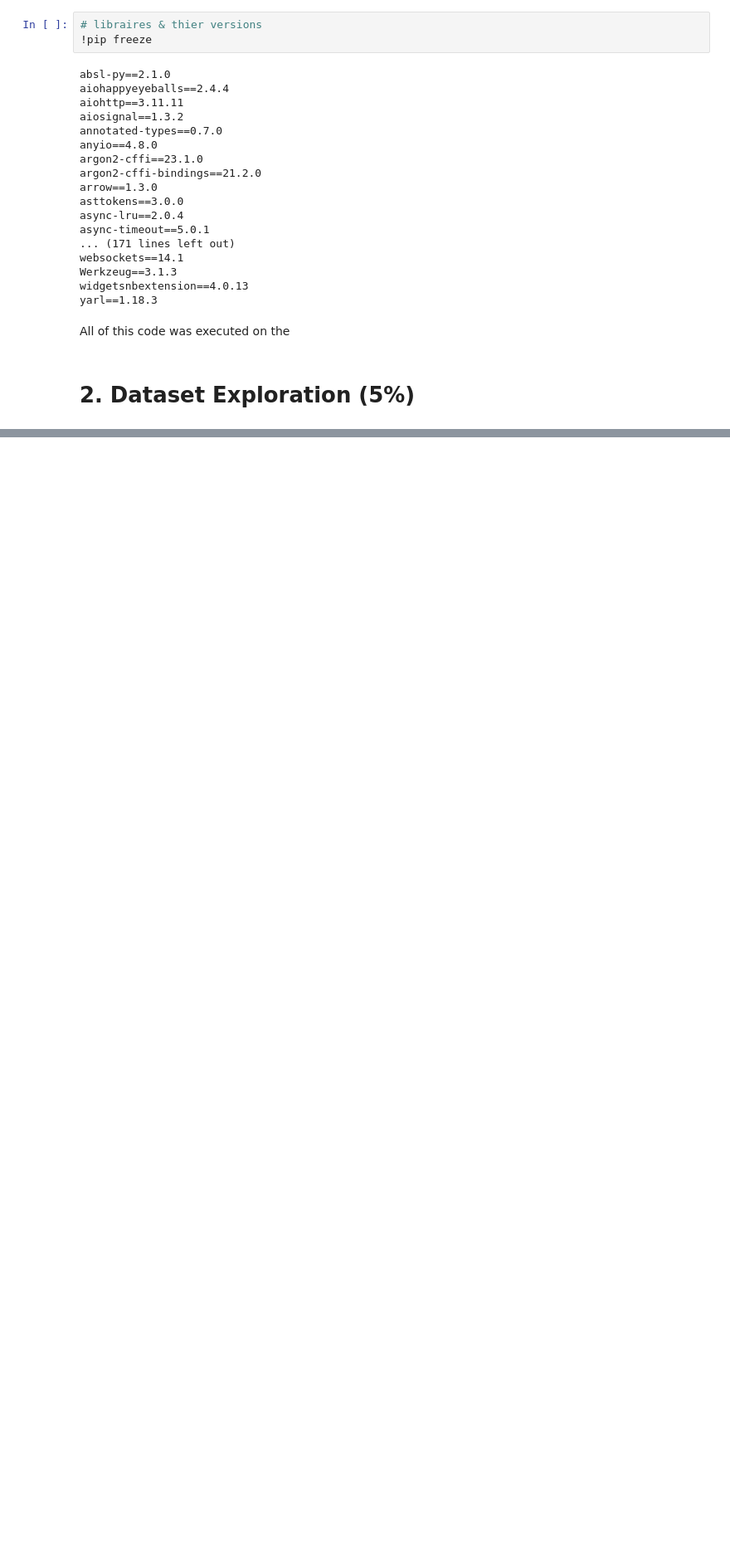
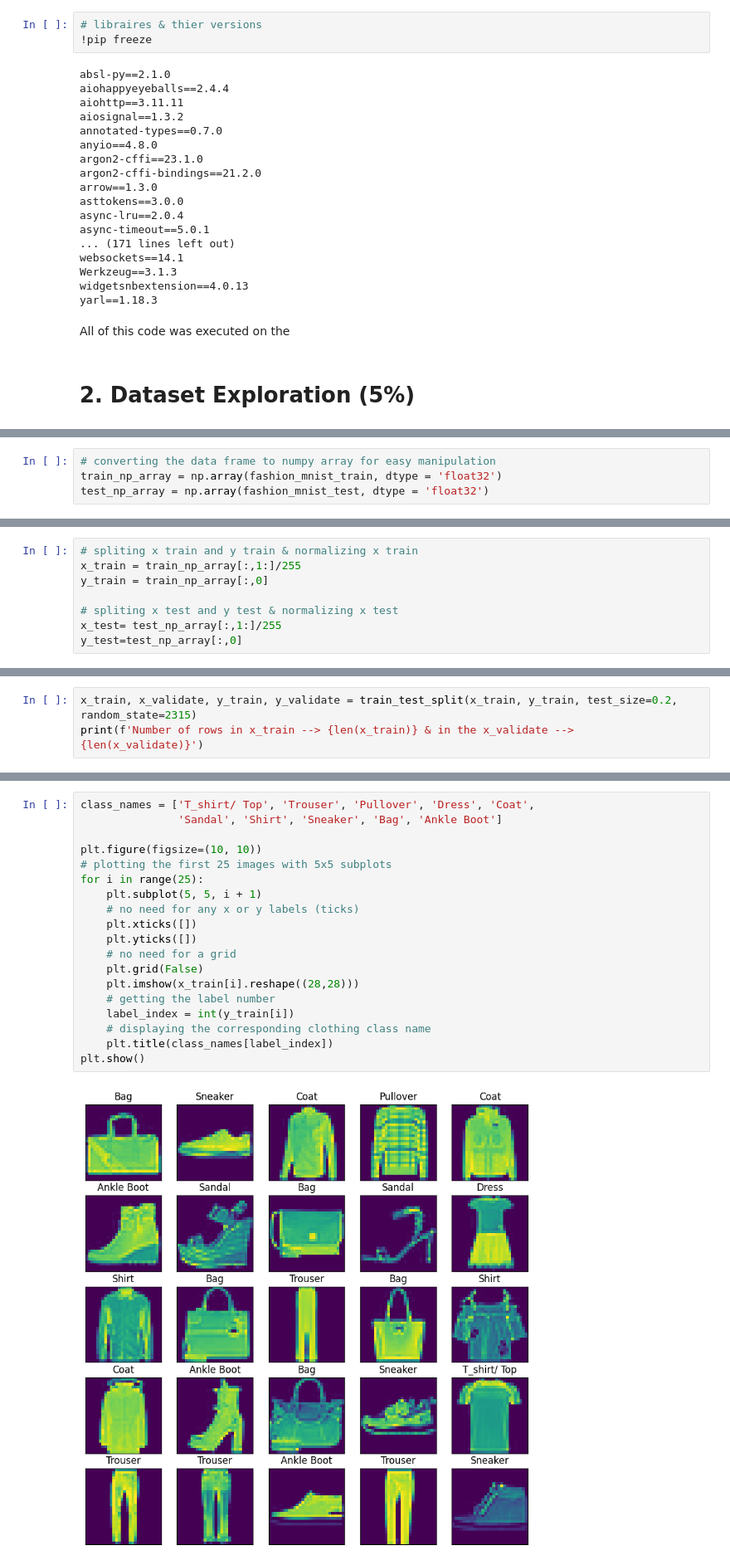
Before and after one commit to rkaushick-neu/swe_gen_ai, a Jupyter notebook: Deep Learning MNIST/Rish_Analysis.ipynb, the cells around one changed output, grey strips where cells are left out. Shown at 83% size. Saved outputs shown, nothing was run; the diff lists cells and outputs as text; blank space fills up the shorter version.

Commit message:
Dataset exploration, data preprocessing, visualization of images.

```diff
--- a/Deep Learning MNIST/Rish_Analysis.ipynb
+++ b/Deep Learning MNIST/Rish_Analysis.ipynb
@@ -46,0 +167,4 @@ All of this code was executed on the
+# %%
+# converting the data frame to numpy array for easy manipulation
+train_np_array = np.array(fashion_mnist_train, dtype = 'float32')
+test_np_array = np.array(fashion_mnist_test, dtype = 'float32')
@@ -46,0 +177,8 @@ All of this code was executed on the
+# %%
+# spliting x train and y train & normalizing x train
+x_train = train_np_array[:,1:]/255
+y_train = train_np_array[:,0]
+
+# spliting x test and y test & normalizing x test
+x_test= test_np_array[:,1:]/255
+y_test=test_np_array[:,0]
@@ -46,0 +189,3 @@ All of this code was executed on the
+# %%
+x_train, x_validate, y_train, y_validate = train_test_split(x_train, y_train, test_size=0.2, random_state=2315)
+print(f'Number of rows in x_train --> {len(x_train)} & in the x_validate --> {len(x_validate)}')
@@ -46,0 +196,21 @@ All of this code was executed on the
+# %%
+class_names = ['T_shirt/ Top', 'Trouser', 'Pullover', 'Dress', 'Coat',
+               'Sandal', 'Shirt', 'Sneaker', 'Bag', 'Ankle Boot']
+
+plt.figure(figsize=(10, 10))
+# plotting the first 25 images with 5x5 subplots
+for i in range(25):
+    plt.subplot(5, 5, i + 1)
+    # no need for any x or y labels (ticks)
+    plt.xticks([])
+    plt.yticks([])
+    # no need for a grid
+    plt.grid(False)
+    plt.imshow(x_train[i].reshape((28,28)))
+    # getting the label number
+    label_index = int(y_train[i])
+    # displaying the corresponding clothing class name
+    plt.title(class_names[label_index])
+plt.show()
+# %% [output]
+[figure, added]
```
Also changed, not shown: parts of 15 cells of this notebook.
